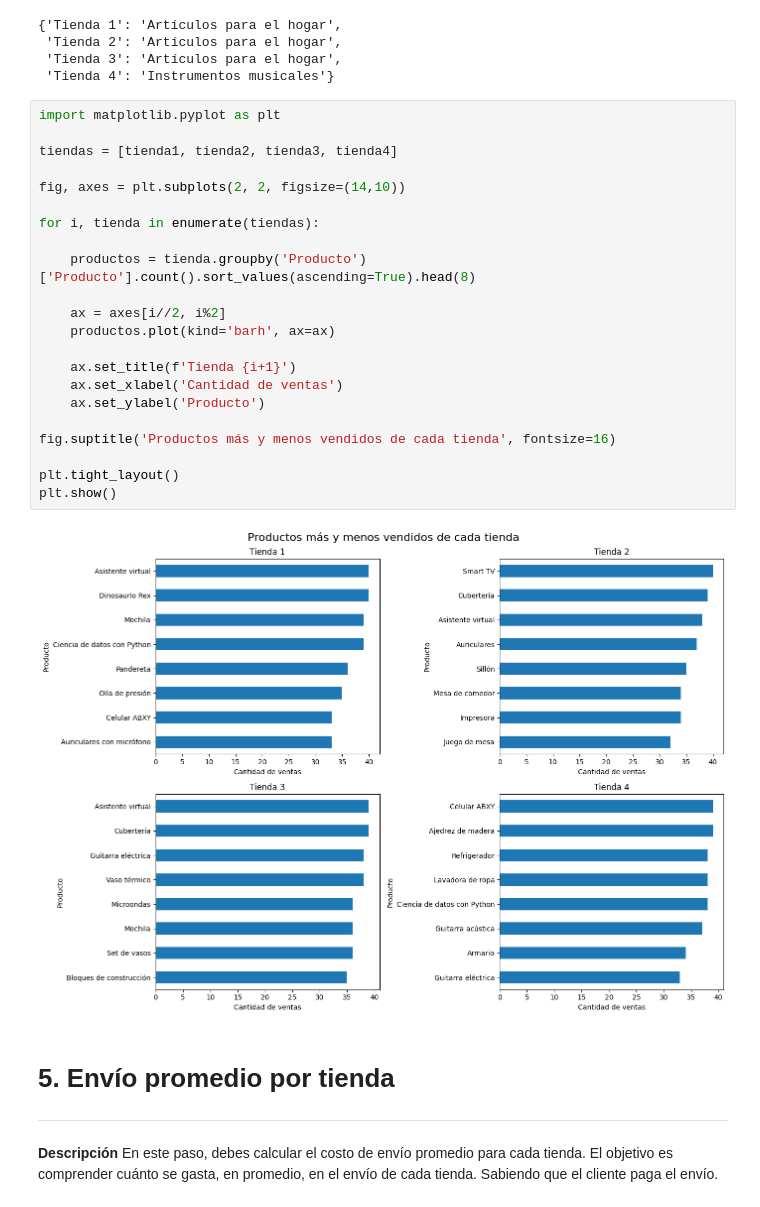
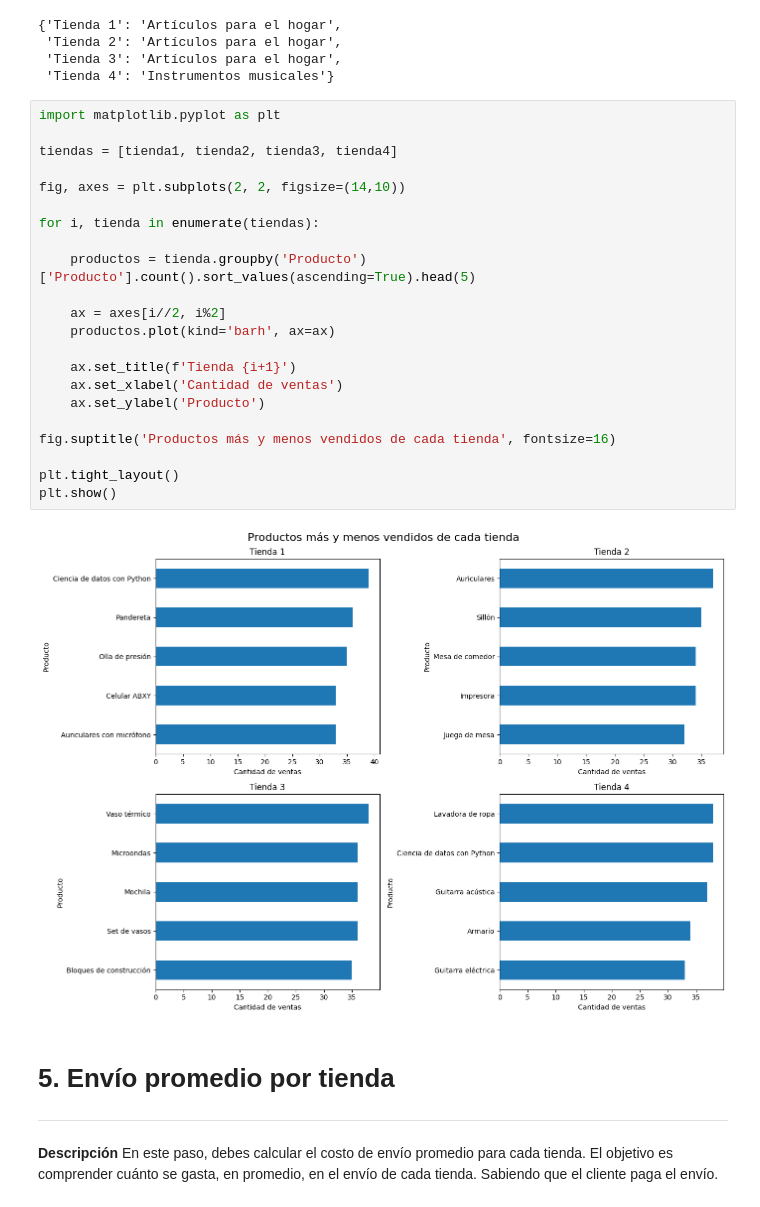
Before and after one commit to AIDE-00001/Portafolio, a Jupyter notebook: AluraStoreLatam.ipynb, the cells around one changed output. Saved outputs shown, nothing was run; the diff lists cells and outputs as text.

```diff
--- a/AluraStoreLatam.ipynb
+++ b/AluraStoreLatam.ipynb
@@ -737,27 +737,27 @@ producto_menos_popular_de_cada_tienda
 # %%
 import matplotlib.pyplot as plt
 
 tiendas = [tienda1, tienda2, tienda3, tienda4]
 
 fig, axes = plt.subplots(2, 2, figsize=(14,10))
 
 for i, tienda in enumerate(tiendas):
 
-    productos = tienda.groupby('Producto')['Producto'].count().sort_values(ascending=True).head(8)
+    productos = tienda.groupby('Producto')['Producto'].count().sort_values(ascending=True).head(5)
 
     ax = axes[i//2, i%2]
     productos.plot(kind='barh', ax=ax)
 
     ax.set_title(f'Tienda {i+1}')
     ax.set_xlabel('Cantidad de ventas')
     ax.set_ylabel('Producto')
 
 fig.suptitle('Productos más y menos vendidos de cada tienda', fontsize=16)
 
 plt.tight_layout()
 plt.show()
 # %% [output]
-[figure, old version]
+[figure, new version]
 # %% [markdown]
 # 5. Envío promedio por tienda
 ---
```
Also changed, not shown: parts of 1 cell of this notebook.
